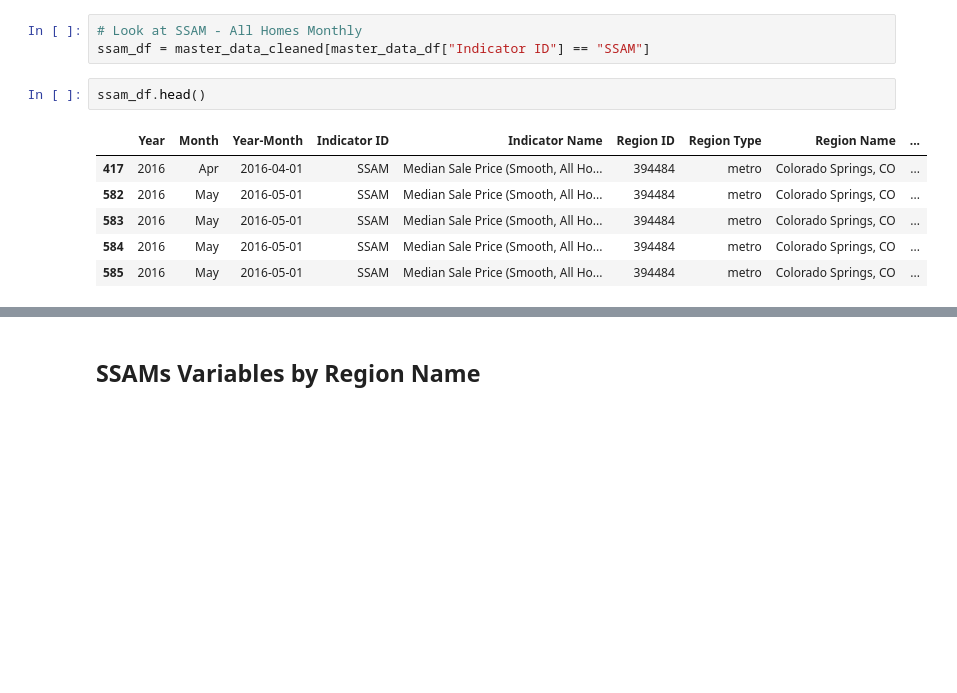
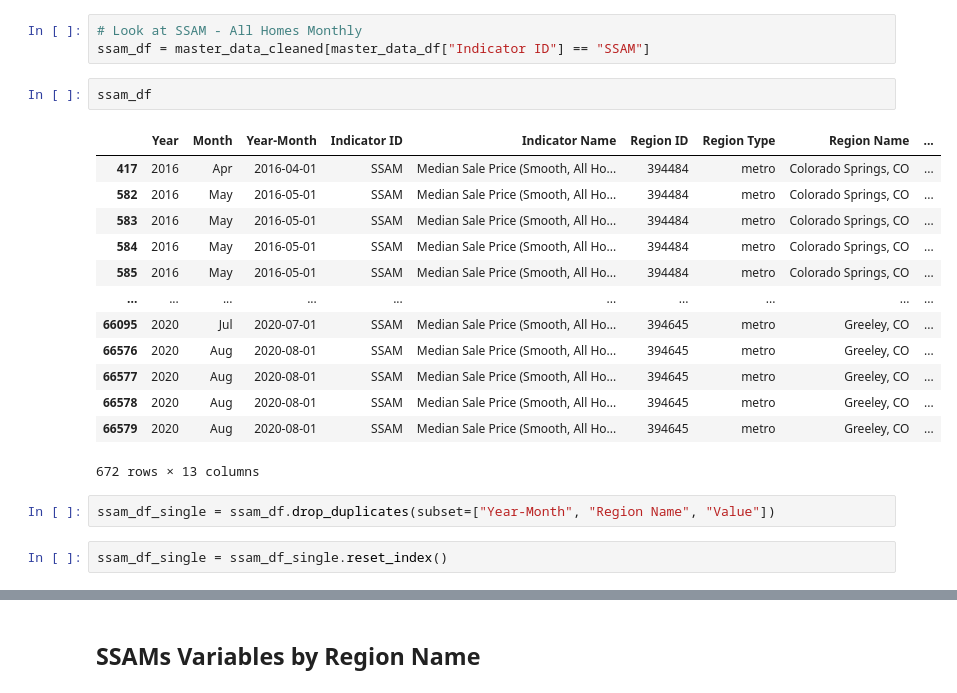
Before and after one commit to binetala/The_Very_Best_Team, a Jupyter notebook: Cole/median_sale_price_analyses.ipynb, the cells around one changed output, grey strips where cells are left out. Drawn from its saved outputs; the diff is of its cells as text; blank space fills up the shorter version.

Commit message:
Deduplicated SSAM

```diff
--- a/Cole/median_sale_price_analyses.ipynb
+++ b/Cole/median_sale_price_analyses.ipynb
@@ -54,11 +54,22 @@ master_data_cleaned
 # Look at SSAM - All Homes Monthly
 ssam_df = master_data_cleaned[master_data_df["Indicator ID"] == "SSAM"]
 # %%
-ssam_df.head()
+ssam_df
 # %% [output]
 |  | Year | Month | Year-Month | Indicator ID | Indicator Name | Region ID | Region Type | Region Name | ... |
 | 417 | 2016 | Apr | 2016-04-01 | SSAM | Median Sale Price (Smooth, All Ho... | 394484 | metro | Colorado Springs, CO | ... |
 | 582 | 2016 | May | 2016-05-01 | SSAM | Median Sale Price (Smooth, All Ho... | 394484 | metro | Colorado Springs, CO | ... |
 | 583 | 2016 | May | 2016-05-01 | SSAM | Median Sale Price (Smooth, All Ho... | 394484 | metro | Colorado Springs, CO | ... |
 | 584 | 2016 | May | 2016-05-01 | SSAM | Median Sale Price (Smooth, All Ho... | 394484 | metro | Colorado Springs, CO | ... |
 | 585 | 2016 | May | 2016-05-01 | SSAM | Median Sale Price (Smooth, All Ho... | 394484 | metro | Colorado Springs, CO | ... |
+| ... | ... | ... | ... | ... | ... | ... | ... | ... | ... |
+| 66095 | 2020 | Jul | 2020-07-01 | SSAM | Median Sale Price (Smooth, All Ho... | 394645 | metro | Greeley, CO | ... |
+| 66576 | 2020 | Aug | 2020-08-01 | SSAM | Median Sale Price (Smooth, All Ho... | 394645 | metro | Greeley, CO | ... |
+| 66577 | 2020 | Aug | 2020-08-01 | SSAM | Median Sale Price (Smooth, All Ho... | 394645 | metro | Greeley, CO | ... |
+| 66578 | 2020 | Aug | 2020-08-01 | SSAM | Median Sale Price (Smooth, All Ho... | 394645 | metro | Greeley, CO | ... |
+| 66579 | 2020 | Aug | 2020-08-01 | SSAM | Median Sale Price (Smooth, All Ho... | 394645 | metro | Greeley, CO | ... |
+672 rows × 13 columns
+# %%
+ssam_df_single = ssam_df.drop_duplicates(subset=["Year-Month", "Region Name", "Value"])
+# %%
+ssam_df_single = ssam_df_single.reset_index()
```
Also changed, not shown: parts of 2 cells of this notebook, 1 other file.
